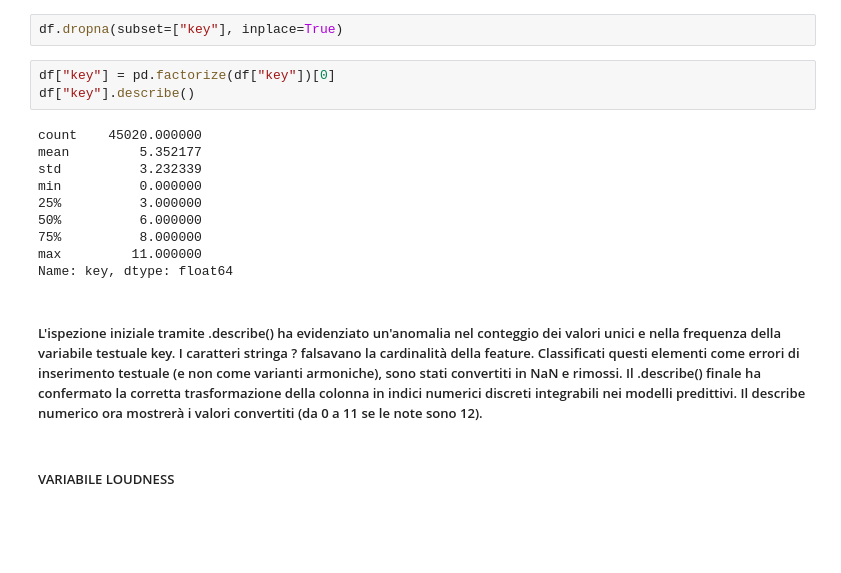
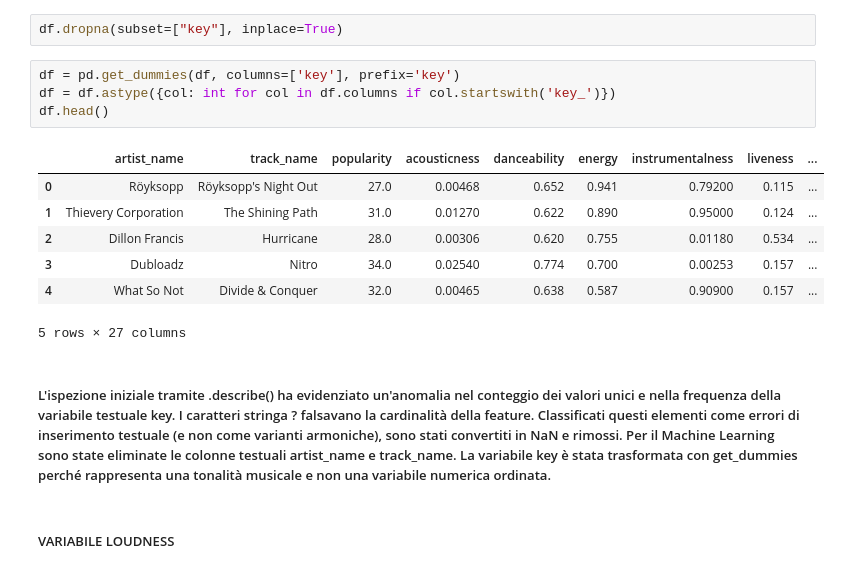
Before and after one commit to lunazenon/ClassificazioneGeneriMusicali, a Jupyter notebook: classificazione_generi_musicali.ipynb, the cells around one changed output. Cells and saved outputs as stored; diff of their text form; blank space fills up the shorter version.

Commit message:
finale prima di addestramento

```diff
--- a/classificazione_generi_musicali.ipynb
+++ b/classificazione_generi_musicali.ipynb
@@ -471,20 +471,19 @@ df["key"] = df["key"].replace(["?", " ", ""], np.nan)
 # %%
 df.dropna(subset=["key"], inplace=True)
 # %%
-df["key"] = pd.factorize(df["key"])[0]
-df["key"].describe()
+df = pd.get_dummies(df, columns=['key'], prefix='key')
+df = df.astype({col: int for col in df.columns if col.startswith('key_')})
+df.head()
 # %% [output]
+|  | artist_name | track_name | popularity | acousticness | danceability | energy | instrumentalness | liveness | ... |
+| 0 | Röyksopp | Röyksopp's Night Out | 27.0 | 0.00468 | 0.652 | 0.941 | 0.79200 | 0.115 | ... |
+| 1 | Thievery Corporation | The Shining Path | 31.0 | 0.01270 | 0.622 | 0.890 | 0.95000 | 0.124 | ... |
+| 2 | Dillon Francis | Hurricane | 28.0 | 0.00306 | 0.620 | 0.755 | 0.01180 | 0.534 | ... |
+| 3 | Dubloadz | Nitro | 34.0 | 0.02540 | 0.774 | 0.700 | 0.00253 | 0.157 | ... |
+| 4 | What So Not | Divide & Conquer | 32.0 | 0.00465 | 0.638 | 0.587 | 0.90900 | 0.157 | ... |
-count    45020.000000
-mean         5.352177
-std          3.232339
-min          0.000000
-25%          3.000000
-50%          6.000000
-75%          8.000000
-max         11.000000
-Name: key, dtype: float64
+5 rows × 27 columns
 # %% [markdown]
-##### L'ispezione iniziale tramite .describe() ha evidenziato un'anomalia nel conteggio dei valori unici e nella frequenza della variabile testuale key. I caratteri stringa ? falsavano la cardinalità della feature. Classificati questi elementi come errori di inserimento testuale (e non come varianti armoniche), sono stati convertiti in NaN e rimossi. Il .describe() finale ha confermato la corretta trasformazione della colonna in indici numerici discreti integrabili nei modelli predittivi. Il describe numerico ora mostrerà i valori convertiti (da 0 a 11 se le note sono 12).
+##### L'ispezione iniziale tramite .describe() ha evidenziato un'anomalia nel conteggio dei valori unici e nella frequenza della variabile testuale key. I caratteri stringa ? falsavano la cardinalità della feature. Classificati questi elementi come errori di inserimento testuale (e non come varianti armoniche), sono stati convertiti in NaN e rimossi. Per il Machine Learning sono state eliminate le colonne testuali artist_name e track_name. La variabile key è stata trasformata con get_dummies perché rappresenta una tonalità musicale e non una variabile numerica ordinata.
 # %% [markdown]
 ##### VARIABILE LOUDNESS
 # %%
```
Also changed, not shown: parts of 4 cells of this notebook.
